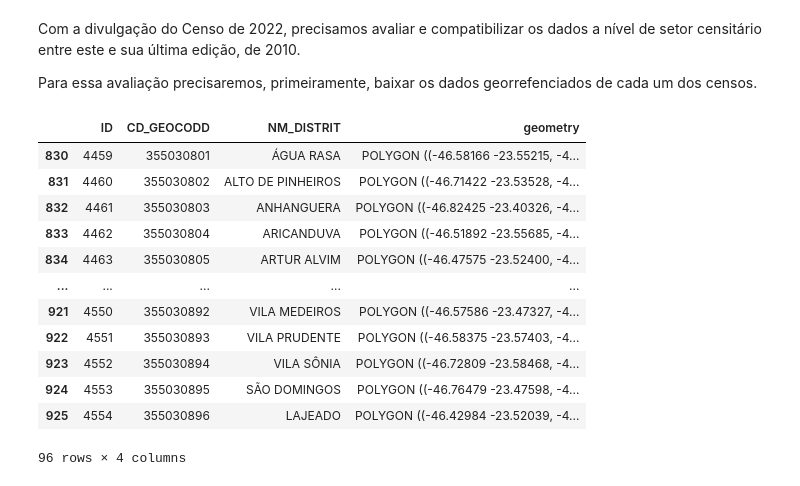
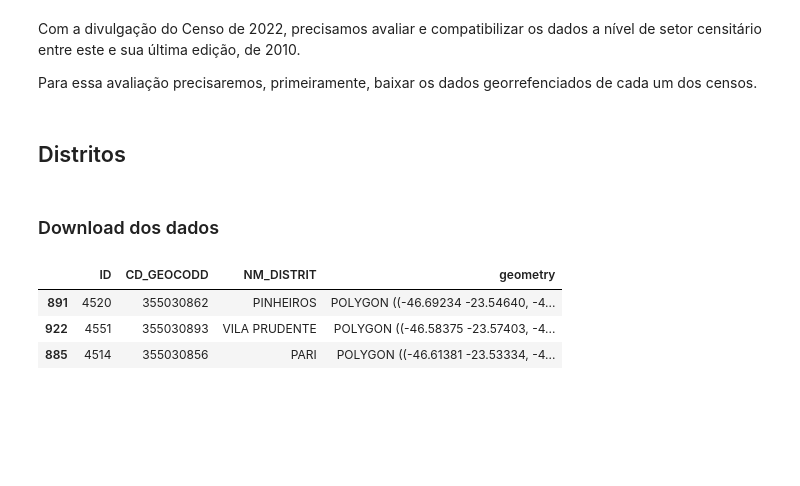
Before and after one commit to sepep-pmsp/compatibilizacao-setores-censitarios, a Jupyter notebook: Compatibilização.ipynb, the cells around one changed output. Cells and saved outputs as stored; diff of their text form; code cells hidden in the pictures; blank space fills up the shorter version.

```diff
--- a/Compatibilização.ipynb
+++ b/Compatibilização.ipynb
@@ -10,23 +16,18 @@ from utils.downloads import (
 Com a divulgação do Censo de 2022, precisamos avaliar e compatibilizar os dados a nível de setor censitário entre este e sua última edição, de 2010.
 
 Para essa avaliação precisaremos, primeiramente, baixar os dados georrefenciados de cada um dos censos.
+# %% [markdown]
+## Distritos
+# %% [markdown]
+### Download dos dados
 # %%
 distritos10 = download_malha(Censo.CENSO_2010, Nivel.DISTRITOS)
 distritos10 = distritos10[distritos10['CD_GEOCODD'].str.startswith('3550308')]
-distritos10
+distritos10.sample(3)
 # %% [output]
 |  | ID | CD_GEOCODD | NM_DISTRIT | geometry |
-| 830 | 4459 | 355030801 | ÁGUA RASA | POLYGON ((-46.58166 -23.55215, -4... |
-| 831 | 4460 | 355030802 | ALTO DE PINHEIROS | POLYGON ((-46.71422 -23.53528, -4... |
-| 832 | 4461 | 355030803 | ANHANGUERA | POLYGON ((-46.82425 -23.40326, -4... |
-| 833 | 4462 | 355030804 | ARICANDUVA | POLYGON ((-46.51892 -23.55685, -4... |
-| 834 | 4463 | 355030805 | ARTUR ALVIM | POLYGON ((-46.47575 -23.52400, -4... |
-| ... | ... | ... | ... | ... |
-| 921 | 4550 | 355030892 | VILA MEDEIROS | POLYGON ((-46.57586 -23.47327, -4... |
+| 891 | 4520 | 355030862 | PINHEIROS | POLYGON ((-46.69234 -23.54640, -4... |
 | 922 | 4551 | 355030893 | VILA PRUDENTE | POLYGON ((-46.58375 -23.57403, -4... |
-| 923 | 4552 | 355030894 | VILA SÔNIA | POLYGON ((-46.72809 -23.58468, -4... |
-| 924 | 4553 | 355030895 | SÃO DOMINGOS | POLYGON ((-46.76479 -23.47598, -4... |
-| 925 | 4554 | 355030896 | LAJEADO | POLYGON ((-46.42984 -23.52039, -4... |
+| 885 | 4514 | 355030856 | PARI | POLYGON ((-46.61381 -23.53334, -4... |
-96 rows × 4 columns
 # %%
 distritos22 = download_malha(Censo.CENSO_2022, Nivel.DISTRITOS, filtro='CD_MUN == "3550308"')
```
Also changed, not shown: parts of 48 cells of this notebook.
